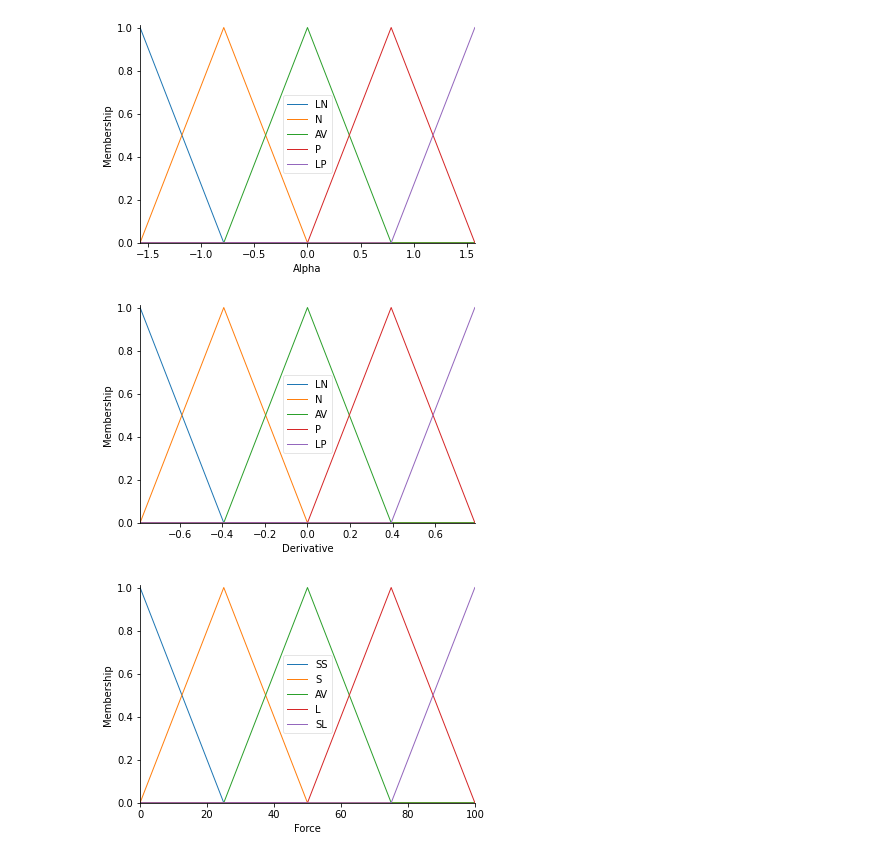
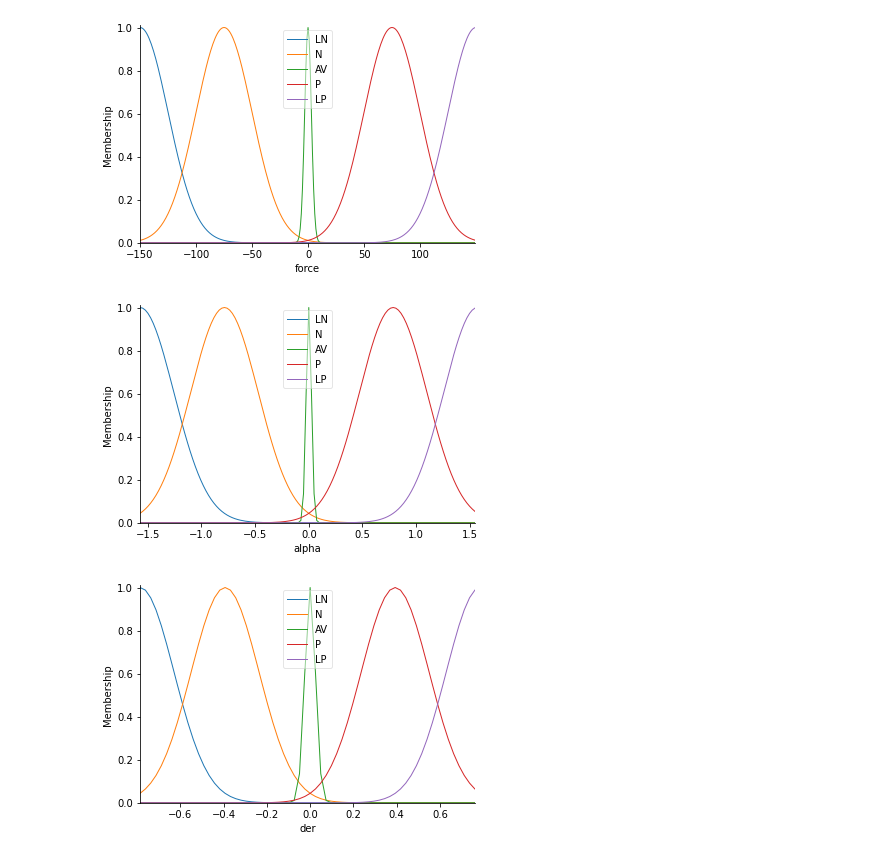
Before and after one commit to haviet12/Date_4_AI, a Jupyter notebook: con_lac_nguoc.ipynb, the cells around one changed output. Saved outputs shown, nothing was run; the diff lists cells and outputs as text; code cells hidden in the pictures.

```diff
--- a/con_lac_nguoc.ipynb
+++ b/con_lac_nguoc.ipynb
@@ -46,14 +27,42 @@ force = ctrl.Antecedent(universe_force, "Force")
-# %%
-evaluate =['LN','N','AV','P','LP']
-evaluate_force=['SS','S','AV','L','SL']
-alpha.automf(names= evaluate)
-der.automf(names= evaluate)
-force.automf(names= evaluate_force)
-
-alpha.view()
-der.view()
-force.view()
-# %% [output]
-[figure, removed]
-[figure, removed]
-[figure, removed]
+# %%
+a= np.arange(-150,150,1)
+b= np.arange(-pi/2,pi/2,pi/128)
+c= np.arange(-pi/4,pi/4,pi/128)
+force =ctrl.Consequent( a,"force")
+alpha =ctrl.Antecedent(b,"alpha")
+der= ctrl.Antecedent(c,"der")
+
+
+## Force
+force["LN"]= fuzz.gaussmf(a,-150,25 )
+# LN = fuzz.gaussmf(x,-150,25) ## gaussmf(x,a,c)
+force["N"]= fuzz.gaussmf(a,-75,25)
+force["AV"] = fuzz.gaussmf(a,0,3)
+force["P"]= fuzz.gaussmf(a,75,25)
+force["LP"]= fuzz.gaussmf(a,150,25)
+force.view()
+## Alpha
+alpha["LN"]=fuzz.gaussmf(b,-pi/2,pi/10)
+alpha["N"]=fuzz.gaussmf(b,-pi/4,pi/10)
+alpha["AV"]=fuzz.gaussmf(b,0,pi/128)
+alpha["P"]=fuzz.gaussmf(b,pi/4,pi/10)
+alpha["LP"]=fuzz.gaussmf(b,pi/2,pi/10)
+alpha.view()
+
+## Der
+der["LN"]=fuzz.gaussmf(c,-pi/4,pi/20)
+der["N"]=fuzz.gaussmf(c,-pi/8,pi/20)
+der["AV"]=fuzz.gaussmf(c,0,pi/128)
+der["P"]=fuzz.gaussmf(c,pi/8,pi/20)
+der["LP"]=fuzz.gaussmf(c,pi/4,pi/20)
+der.view()
+# plt.figure()
+# plt.plot(universe_force,LN,"b", linewidth =1.5, label ="Large Negative")
+# plt.plot(universe_force,N,"r", linewidth=1.5, label="Negative")
+# plt.plot(universe_force,AV,"y", linewidth=1.5, label="Average")
+# plt.plot(universe_force,P,"g", linewidth=1.5, label="Positive")
+# plt.plot(universe_force,LP,"black", linewidth=1.5, label="Large Positive")
+# %% [output]
+[figure, added]
+[figure, added]
+[figure, added]
```
Also changed, not shown: parts of 7 cells of this notebook.
